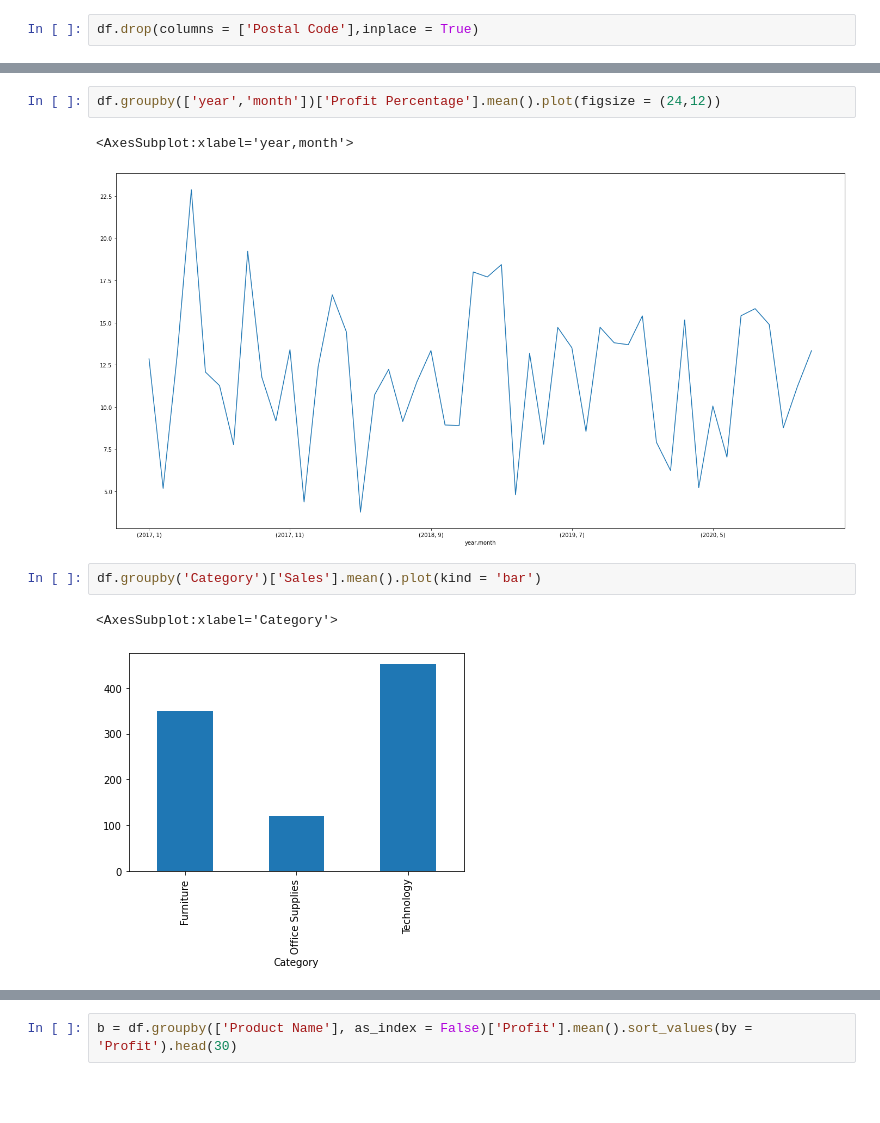
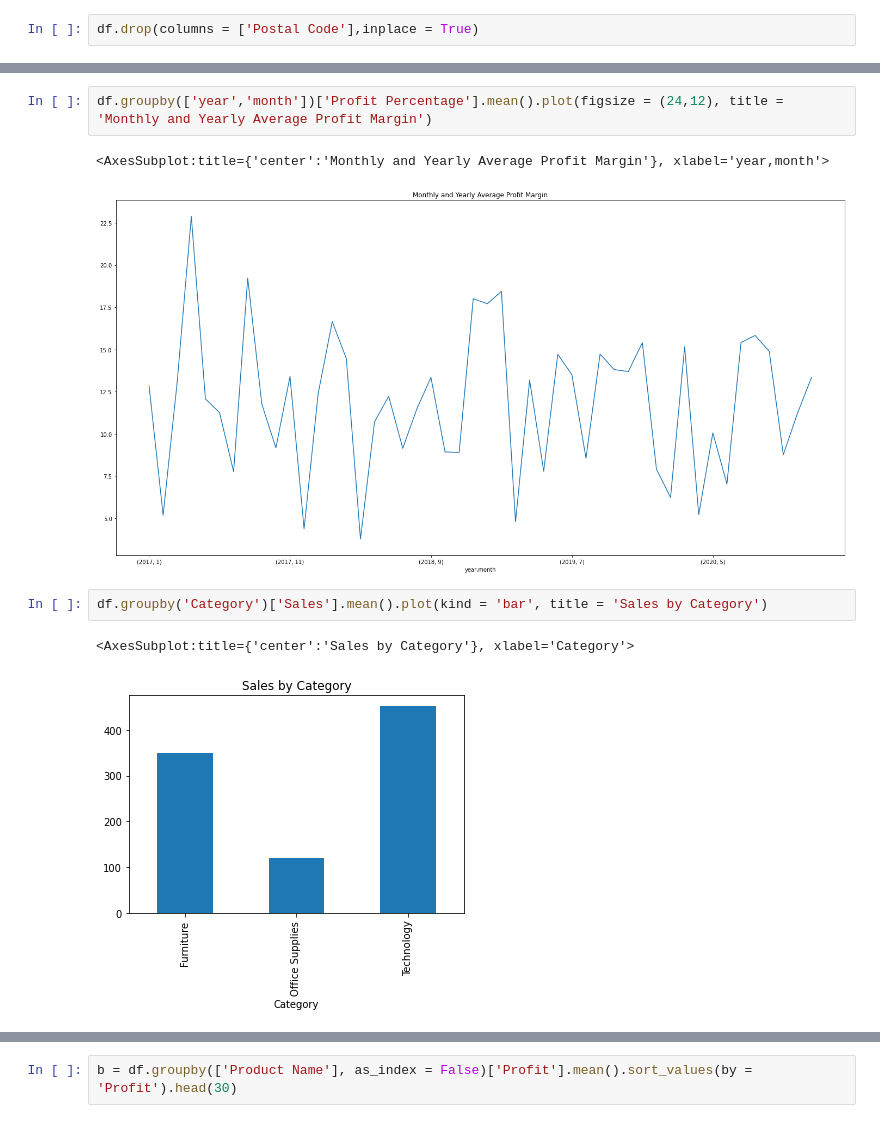
Before and after one commit to zeeshanhaider743/Customer-Segmentation, a Jupyter notebook: EDA customer Segmentation.ipynb, the cells around one changed output, grey strips where cells are left out. Drawn from its saved outputs; the diff is of its cells as text; blank space fills up the shorter version.

```diff
--- a/EDA customer Segmentation.ipynb
+++ b/EDA customer Segmentation.ipynb
@@ -112,11 +123,11 @@ df.groupby(['year','month'])['Profit'].mean().plot(figsize = (24,12))
 # %%
-df.groupby(['year','month'])['Profit Percentage'].mean().plot(figsize = (24,12))
+df.groupby(['year','month'])['Profit Percentage'].mean().plot(figsize = (24,12), title = 'Monthly and Yearly Average Profit Margin')
 # %% [output]
-<AxesSubplot:xlabel='year,month'>
+<AxesSubplot:title={'center':'Monthly and Yearly Average Profit Margin'}, xlabel='year,month'>
-[figure, old version]
+[figure, new version]
 # %%
-df.groupby('Category')['Sales'].mean().plot(kind = 'bar')
+df.groupby('Category')['Sales'].mean().plot(kind = 'bar', title = 'Sales by Category')
 # %% [output]
-<AxesSubplot:xlabel='Category'>
+<AxesSubplot:title={'center':'Sales by Category'}, xlabel='Category'>
-[figure, old version]
+[figure, new version]
 # %%
```
Also changed, not shown: parts of 65 cells of this notebook.
